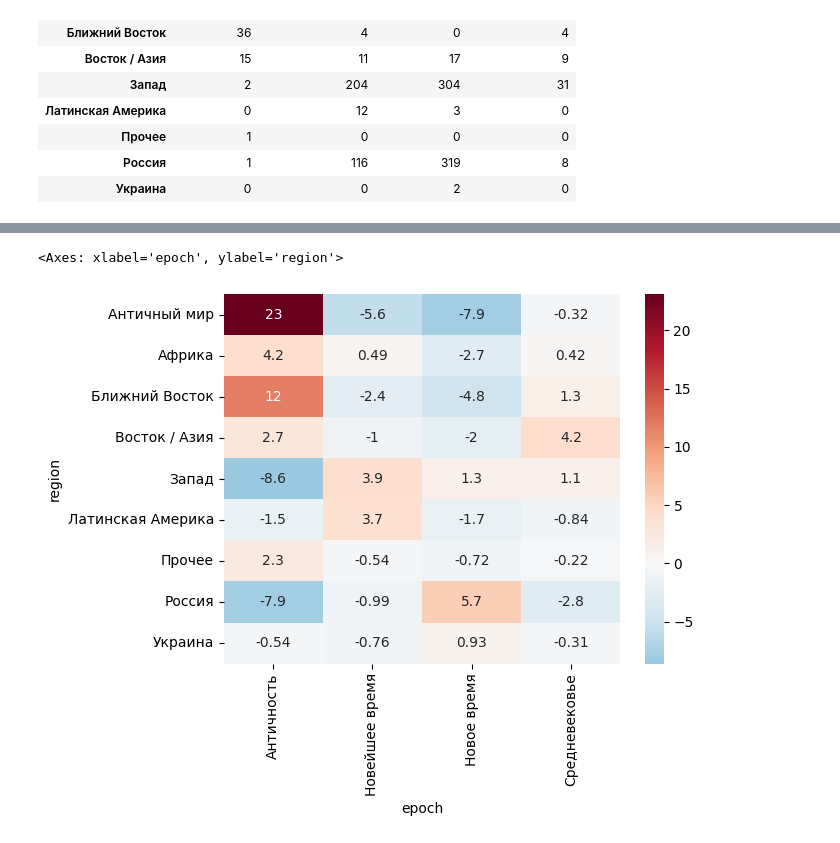
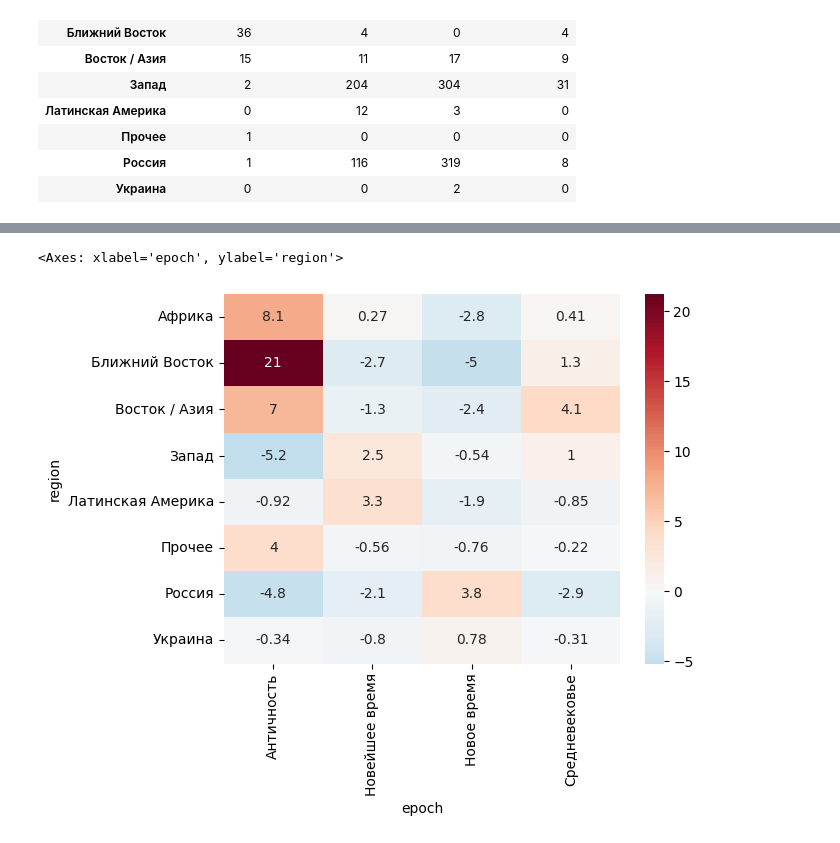
Before and after one commit to rybalkoiv/Pelevin_NER, a Jupyter notebook: analize.ipynb, the cells around one changed output, grey strips where cells are left out. Saved outputs shown, nothing was run; the diff lists cells and outputs as text; code cells hidden in the pictures.

```diff
--- a/analize.ipynb
+++ b/analize.ipynb
@@ -1336,19 +1514,22 @@ table
 # %%
-chi2, p, dof, expected = chi2_contingency(table)
+from scipy.stats import chi2_contingency
+import seaborn as sns
+table_1 = table[table.index.get_level_values('region') != 'Античный мир']
+chi2, p, dof, expected = chi2_contingency(table_1)
 
 residuals = (
-    table - expected
+    table_1 - expected
 ) / np.sqrt(expected)
 
 sns.heatmap(
     residuals,
     center=0,
     cmap="RdBu_r",
     annot=True
 )
 # %% [output]
 <Axes: xlabel='epoch', ylabel='region'>
-[figure, old version]
+[figure, new version]
 # %%
 sociologists_df = df[
     df["activities"].apply(
```
Also changed, not shown: parts of 19 cells of this notebook.
